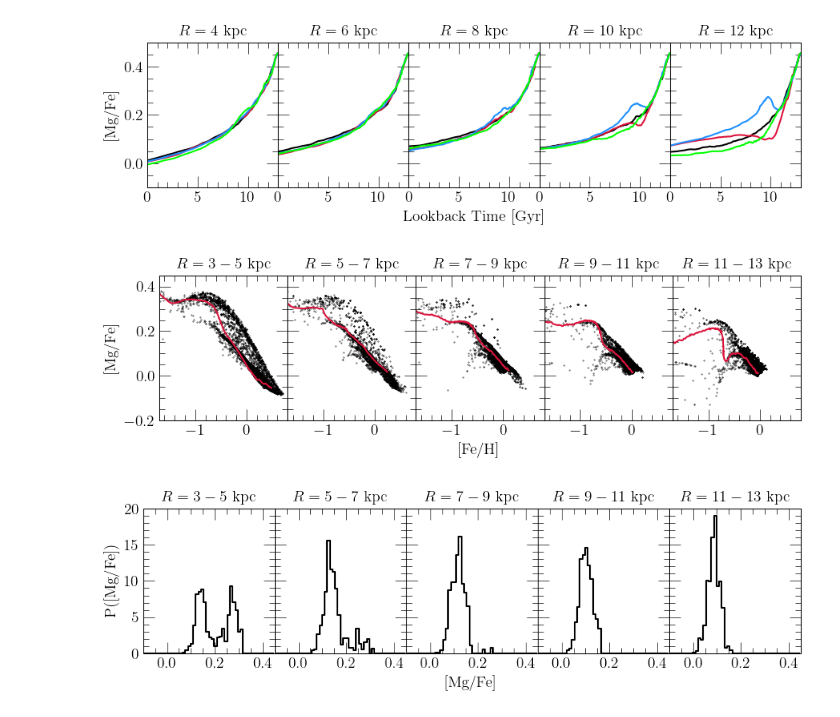
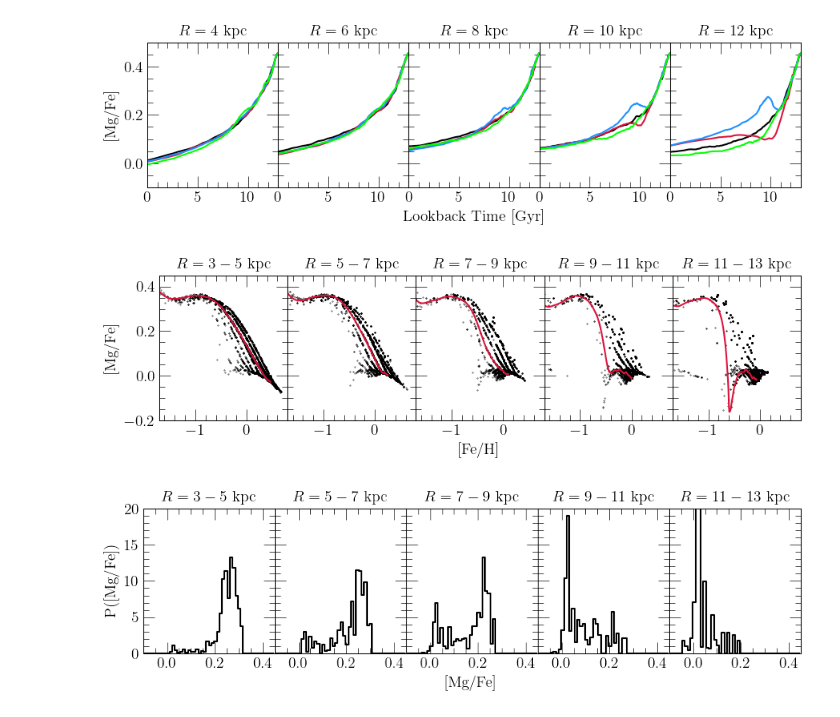
Before and after one commit to giganano/merger-flows, a Jupyter notebook: notebooks/afe-feh.ipynb, the cells around one changed output. Cells and saved outputs as stored; diff of their text form; code cells hidden in the pictures.

```diff
--- a/notebooks/afe-feh.ipynb
+++ b/notebooks/afe-feh.ipynb
@@ -148,7 +148,7 @@ plt.show()
 
 
 # name = "../outputs/expifr/amd-pwd/base"
-name = "../outputs/expifr_gse/amd-pwd/tacc3p2/massratio3/expsigma/gsebetaphiin-0p2"
+name = "../outputs/expifr_gse/amd/tacc3p2/massratio3/expsigma/gsebetaphiin-0p8"
 output = vice.output(name)
 extra = np.genfromtxt("%s_analogdata.out" % (output.name))
 output.stars["absz"] = [abs(_) for _ in extra[:,-1][:output.stars.size[0]]]
@@ -189,9 +189,11 @@ for i in range(len(RADIAL_BINS)):
         "s": 0.1,
         "rasterized": True
     }
-    plot_stars(axes[i], output, RADIAL_BINS[i][0], RADIAL_BINS[i][1], 0, 0.5, **kwargs)
+    # plot_stars(axes[i], output, RADIAL_BINS[i][0], RADIAL_BINS[i][1], 0, 0.5, **kwargs)
+    plot_stars(axes[i], output, RADIAL_BINS[i][0], RADIAL_BINS[i][1], 0, 0.5, zone_width = 1, **kwargs)
     kwargs = {"c": named_colors()["crimson"]}
-    plot_track(axes[i], output, sum(RADIAL_BINS[i]) / 2, **kwargs)
+    # plot_track(axes[i], output, sum(RADIAL_BINS[i]) / 2, **kwargs)
+    plot_track(axes[i], output, sum(RADIAL_BINS[i]) / 2, zone_width = 1, **kwargs)
 
 
 plt.tight_layout()
@@ -205,7 +207,7 @@ for ext in ["pdf", "jpeg"]:
     # plt.savefig("./afe-feh/tacc9p2-retrograde-scatterplot.%s" % (ext), **kwargs)
 plt.show()
 # %% [output]
-[figure, old version]
+[figure, new version]
 # %%
 RADIAL_BINS = [[3, 5], [5, 7], [7, 9], [9, 11], [11, 13]]
 
@@ -226,32 +228,33 @@ def plot_distribution(ax, output, rmin, rmax, abszmin, abszmax, fehmin, fehmax,
     stars = output.stars.filter(
         "zone_final", ">=", int(rmin / zone_width)).filter(
         "zone_final", "<=", int(rmax / zone_width) - 1).filter(
         "absz", ">=", abszmin).filter(
         "absz", "<=", abszmax).filter(
         "[fe/h]", ">=", fehmin).filter(
         "[fe/h]", "<=", fehmax).filter(
         "mass", ">=", 1)
     hist, bins = np.histogram(stars["[mg/fe]"], bins = 50, range = ax.get_xlim(),
         weights = stars["mass"], density = True)
     xvals = [(a + b) / 2 for a, b in zip(bins[:-1], bins[1:])]
     ax.plot(xvals, hist, **kwargs)
 
 for i in range(len(RADIAL_BINS)):
     kwargs = {
         "c": named_colors()["black"],
         "drawstyle": "steps-mid"
     }
-    plot_distribution(axes[i], output, RADIAL_BINS[i][0], RADIAL_BINS[i][1], 0, 0.5, -0.4, -0.2, **kwargs)
+    # plot_distribution(axes[i], output, RADIAL_BINS[i][0], RADIAL_BINS[i][1], 0, 0.5, -0.4, -0.2, **kwargs)
+    plot_distribution(axes[i], output, RADIAL_BINS[i][0], RADIAL_BINS[i][1], 0, 1, -0.4, -0.2, zone_width = 1, **kwargs)
 
 plt.tight_layout()
 plt.subplots_adjust(wspace = 0)
 for ext in ["pdf", "jpeg"]:
     kwargs = {}
     if ext == "jpeg": kwargs["dpi"] = 200
     # plt.savefig("./afe-feh/basemodel-afedists.%s" % (ext), **kwargs)
     # plt.savefig("./afe-feh/tacc3p2-prograde-afedists.%s" % (ext), **kwargs)
     # plt.savefig("./afe-feh/tacc3p2-radial-afedists.%s" % (ext), **kwargs)
     # plt.savefig("./afe-feh/tacc9p2-retrograde-afedists.%s" % (ext), **kwargs)
 plt.show()
 # %% [output]
-[figure, old version]
+[figure, new version]
```
Also changed, not shown: 21 other files.
